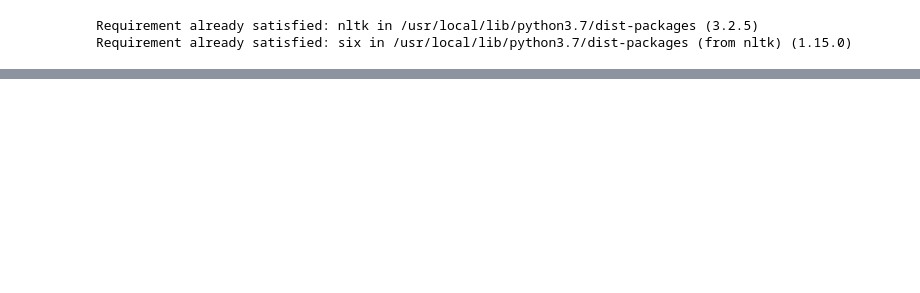
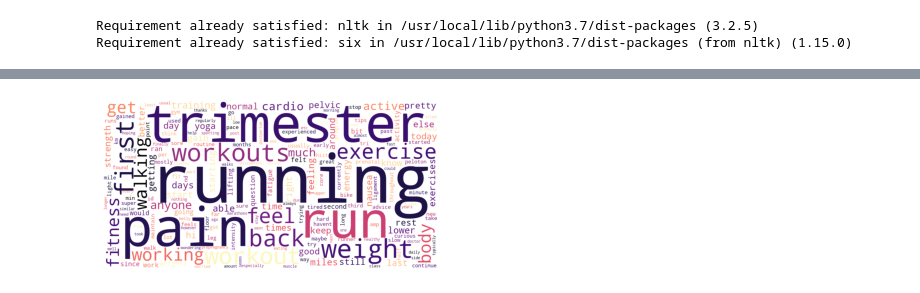
Before and after one commit to tirilab/amiasdc, a Jupyter notebook: analysis_MAMIA.ipynb, the cells around one changed output, grey strips where cells are left out. Saved outputs shown, nothing was run; the diff lists cells and outputs as text; code cells hidden in the pictures; blank space fills up the shorter version.

```diff
--- a/analysis_MAMIA.ipynb
+++ b/analysis_MAMIA.ipynb
@@ -210,3 +210,6 @@ def get_top_features_cluster(tf_idf_array,feature_names, prediction, n_feats):
     return dfs
 
 dfs = get_top_features_cluster(df_tfidf ,feature_names, km_model.labels_, 15)
+# %%
+id_ex= np.where(km_model.labels_==13)
+x_means= np.mean(df_tfidf.iloc[id_ex], axis = 0)
@@ -212,0 +231,7 @@ dfs = get_top_features_cluster(df_tfidf ,feature_names, km_model.labels_, 15)
+# %%
+cloud = wordcloud.WordCloud(width=1200, height=600, background_color="white",colormap='magma').generate_from_frequencies(x_means)
+plt.imshow(cloud)
+plt.axis('off')
+plt.show()
+# %% [output]
+[figure, added]
```
Also changed, not shown: parts of 9 cells of this notebook.
